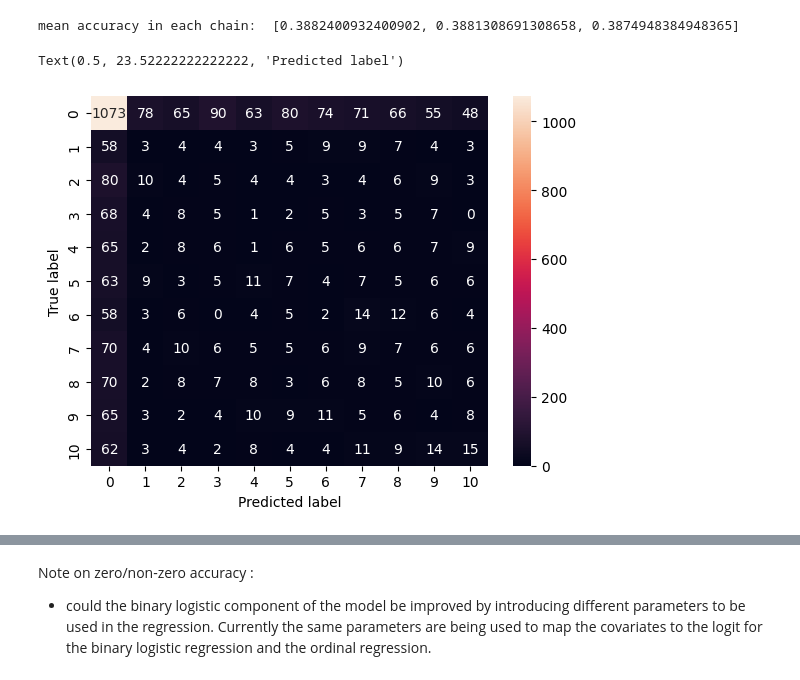
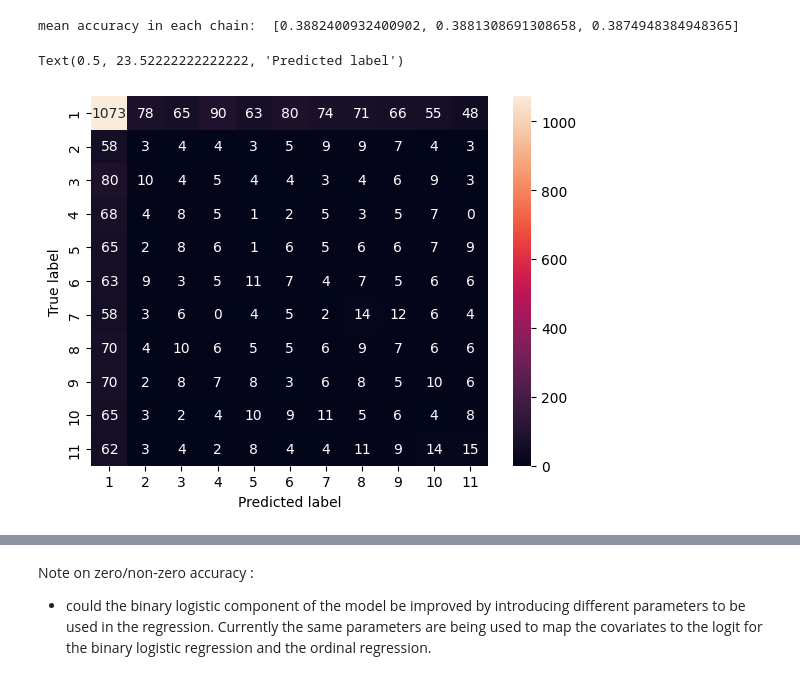
Before and after one commit to KatrionaGoldmann/Eurovision_TDS, a Jupyter notebook: eurovision/model_vote_analysis.ipynb, the cells around one changed output, grey strips where cells are left out. Cells and saved outputs as stored; diff of their text form; code cells hidden in the pictures.

```diff
--- a/eurovision/model_vote_analysis.ipynb
+++ b/eurovision/model_vote_analysis.ipynb
@@ -51,11 +50,12 @@ mean accuracy in each chain:  [0.3882400932400902, 0.3881308691308658, 0.3874948
 # %%
 # confusion matrix for one of the prediction sets
 cm = confusion_matrix(y_test, y_pred[0,1,:])
-sns.heatmap(cm, annot=True, fmt="d")
+axislabels = [ f'{x}' for x in range(1,12) ]
+sns.heatmap(cm, annot=True, fmt="d", xticklabels=axislabels,yticklabels=axislabels )
 plt.ylabel('True label')
 plt.xlabel('Predicted label')
 # %% [output]
 Text(0.5, 23.52222222222222, 'Predicted label')
-[figure, old version]
+[figure, new version]
 # %%
 # prepare accuracy metric for the zero hurdle component in the model
```
Also changed, not shown: parts of 7 cells of this notebook, 3 other files.
